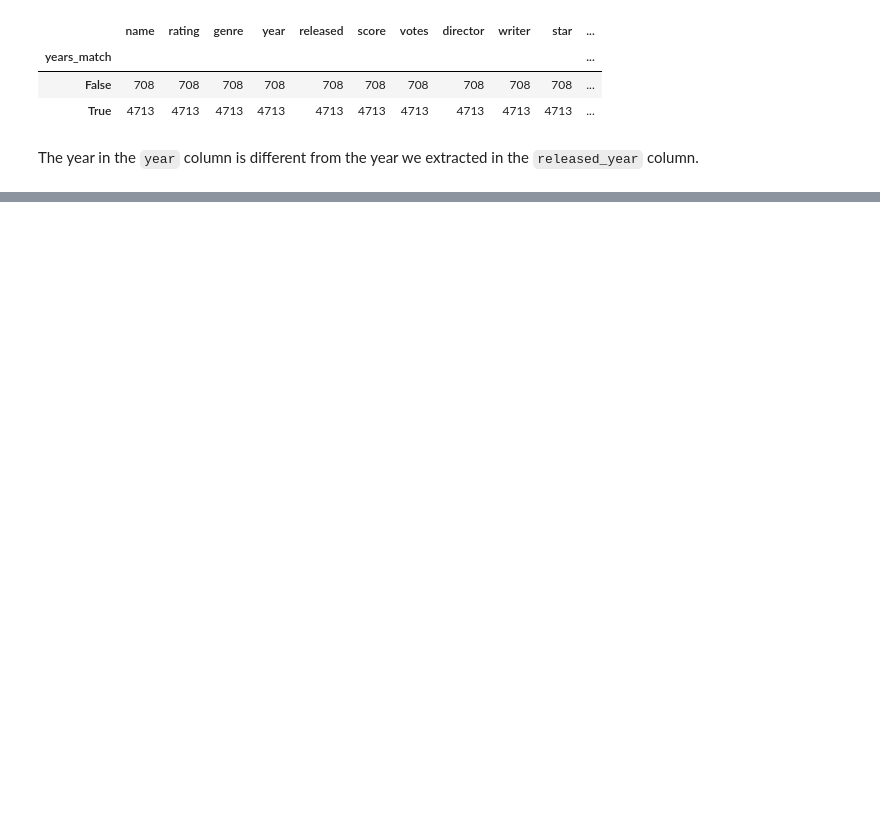
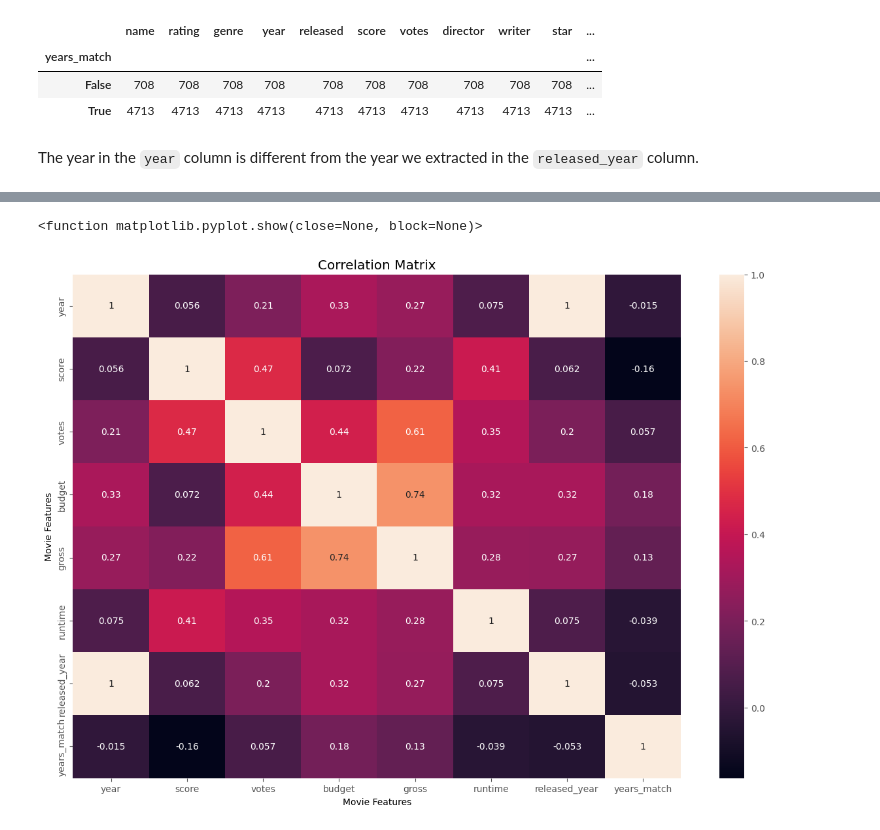
Before and after one commit to NtapeKnoxSiwale/Data-Analysis-Project-Portfolio, a Jupyter notebook: correlation_analysis/movies_correlation_analysis.ipynb, the cells around one changed output, grey strips where cells are left out. Saved outputs shown, nothing was run; the diff lists cells and outputs as text; code cells hidden in the pictures; blank space fills up the shorter version.

Commit message:
correlation analysis final

```diff
--- a/correlation_analysis/movies_correlation_analysis.ipynb
+++ b/correlation_analysis/movies_correlation_analysis.ipynb
@@ -216,0 +234,11 @@ The year in the `year` column is different from the year we extracted in the `re
+# %%
+correlation_matrix = movies.corr()
+
+sns.heatmap(correlation_matrix, annot=True)
+plt.title('Correlation Matrix')
+plt.xlabel('Movie Features')
+plt.ylabel('Movie Features')
+plt.show
+# %% [output]
+<function matplotlib.pyplot.show(close=None, block=None)>
+[figure, added]
```
Also changed, not shown: parts of 25 cells of this notebook, 1 other file.
